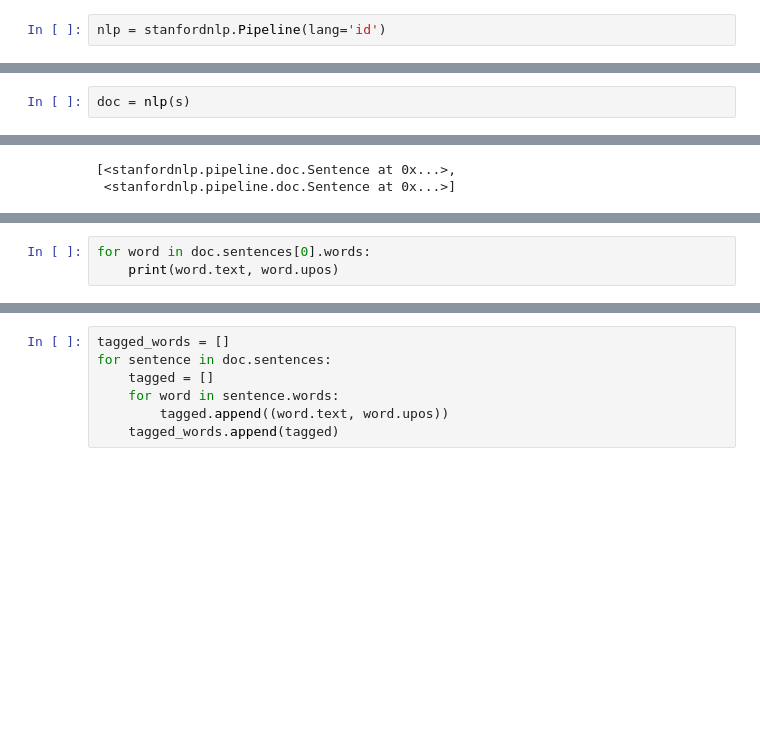
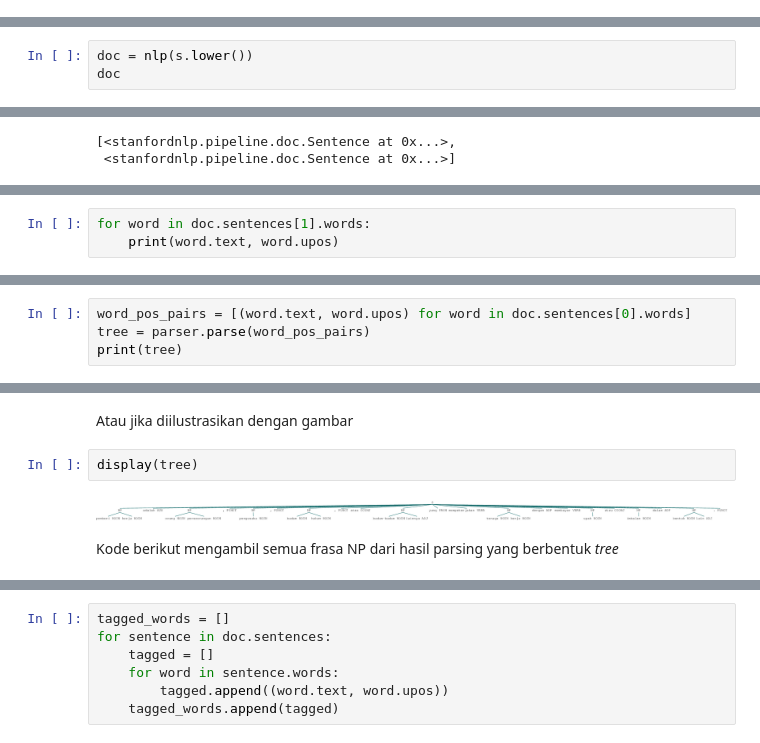
Before and after one commit to bagasabisena/keyword-extraction, a Jupyter notebook: keyword-extraction.ipynb, the cells around one changed output, grey strips where cells are left out. Saved outputs shown, nothing was run; the diff lists cells and outputs as text; blank space fills up the shorter version.

```diff
--- a/keyword-extraction.ipynb
+++ b/keyword-extraction.ipynb
@@ -58,3 +91 @@ Pengusaha adalah orang perseorangan, persekutuan, atau badan hukum yang menjalan
 """
-# %%
-nlp = stanfordnlp.Pipeline(lang='id')
@@ -79,2 +94,3 @@ Done loading processors!
 # %%
-doc = nlp(s)
+doc = nlp(s.lower())
+doc
@@ -110,4 +133,4 @@ doc.sentences[0].words
 # %%
-for word in doc.sentences[0].words:
+for word in doc.sentences[1].words:
     print(word.text, word.upos)
 # %% [output]
@@ -130,0 +216,4 @@ lain ADJ
+# %%
+word_pos_pairs = [(word.text, word.upos) for word in doc.sentences[0].words]
+tree = parser.parse(word_pos_pairs)
+print(tree)
@@ -130,0 +238,8 @@ lain ADJ
+# %% [markdown]
+Atau jika diilustrasikan dengan gambar
+# %%
+display(tree)
+# %% [output]
+[figure, added]
+# %% [markdown]
+Kode berikut mengambil semua frasa NP dari hasil parsing yang berbentuk *tree*
```
Also changed, not shown: parts of 49 cells of this notebook, 2 other files.
